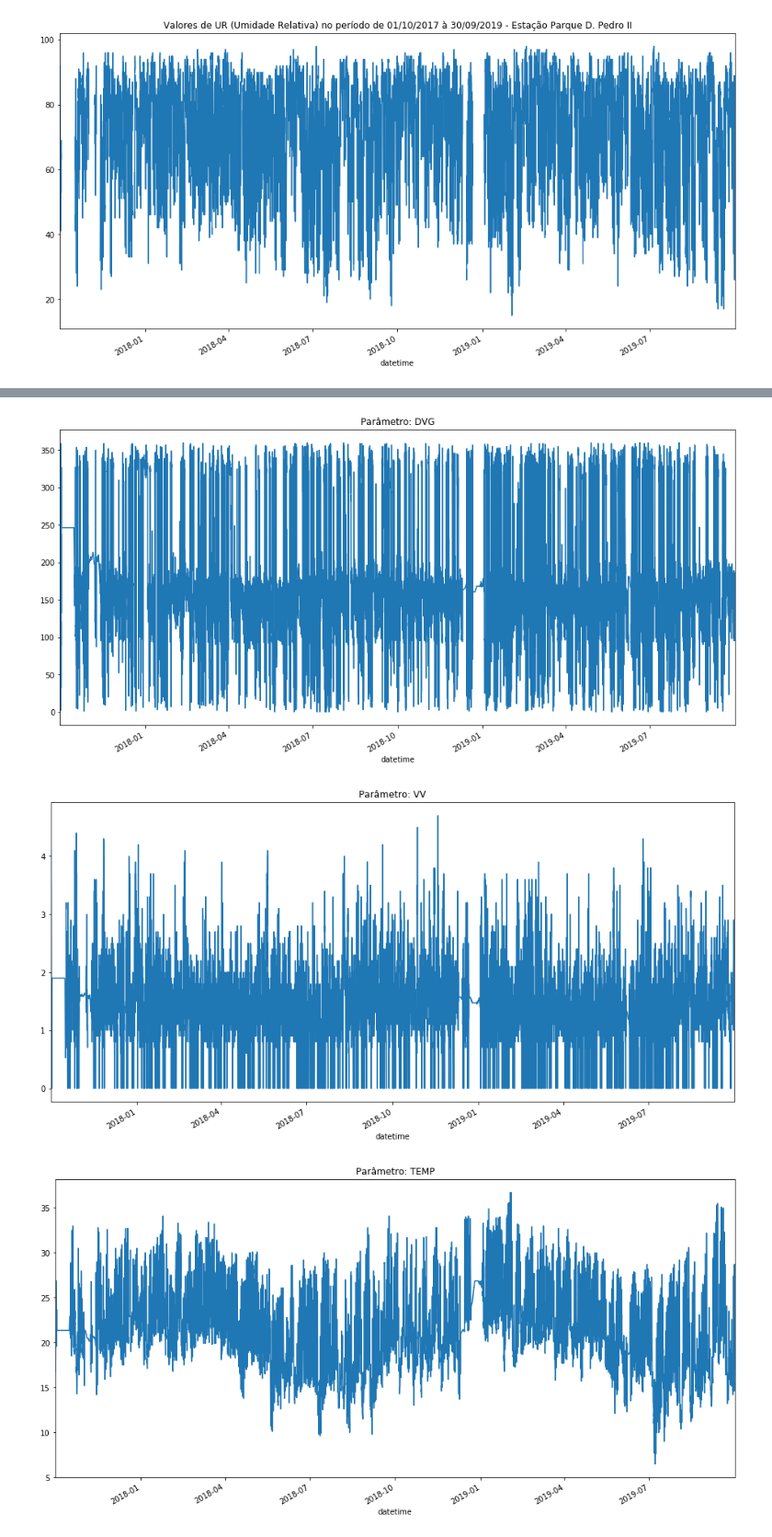
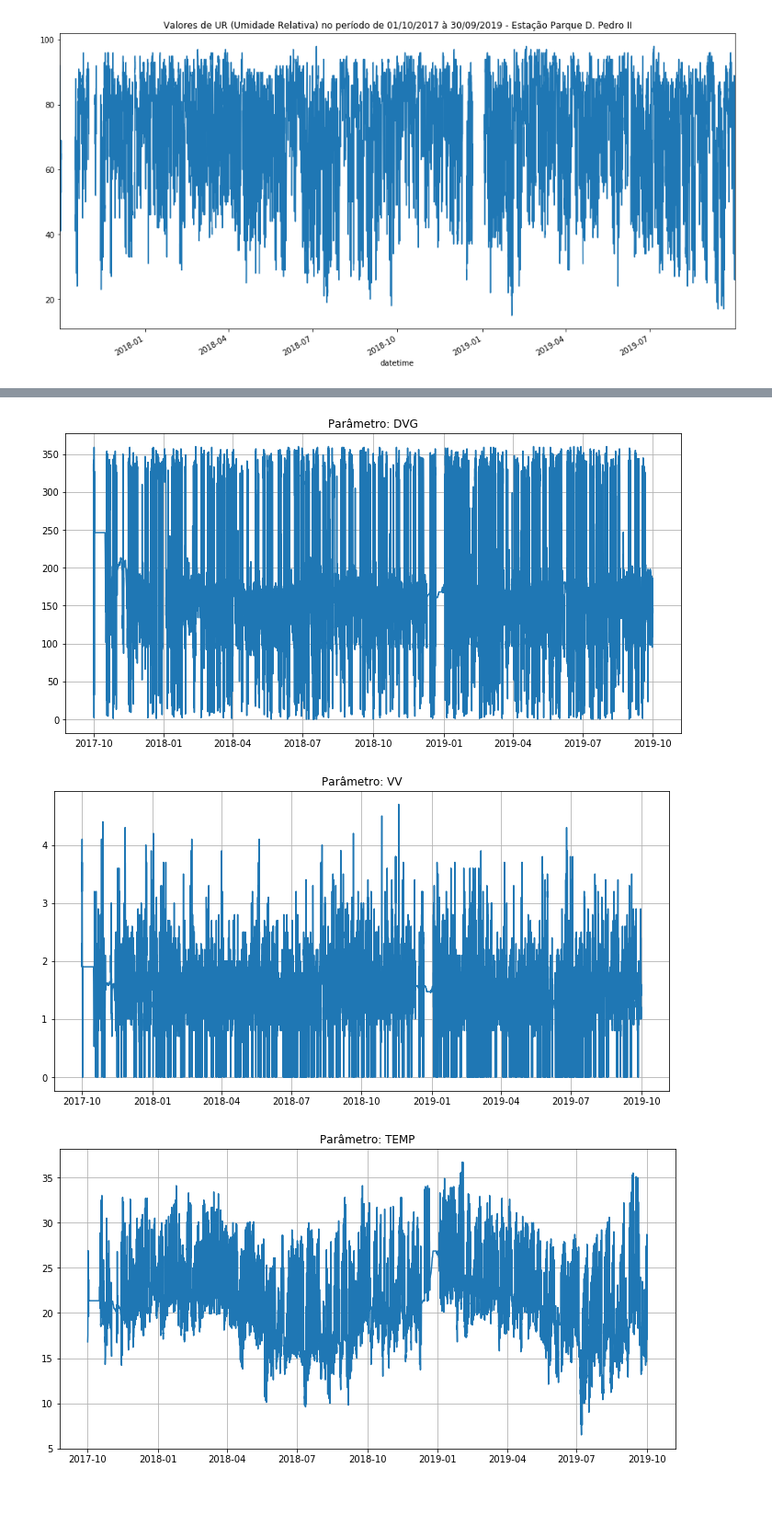
Before and after one commit to rpbenatti/DS-DH-Project, a Jupyter notebook: Projeto-Integrador-Grupo5-RespiroBem.ipynb, the cells around one changed output, grey strips where cells are left out. Shown at 92% size. Drawn from its saved outputs; the diff is of its cells as text; code cells hidden in the pictures; blank space fills up the shorter version.

```diff
--- a/Projeto-Integrador-Grupo5-RespiroBem.ipynb
+++ b/Projeto-Integrador-Grupo5-RespiroBem.ipynb
@@ -515,11 +516,11 @@ pdp.UR.plot()
 [figure]
 # %%
 pdp.MP25.fillna(value=pdp.MP25.rolling(1008, min_periods=1,).mean(), inplace=True)
-pdp.DDV.fillna(value=pdp.DDV.rolling(360, min_periods=1,).mean(), inplace=True)
-pdp.DVG.fillna(value=pdp.DVG.rolling(360, min_periods=1,).mean(), inplace=True)
-pdp.VV.fillna(value=pdp.VV.rolling(360, min_periods=1,).mean(), inplace=True)
-pdp.TEMP.fillna(value=pdp.TEMP.rolling(360, min_periods=1,).mean(), inplace=True)
-pdp.UR.fillna(value=pdp.UR.rolling(360, min_periods=1,).mean(), inplace=True)
+pdp.DDV.fillna(value=pdp.DDV.rolling(365, min_periods=1,).mean(), inplace=True)
+pdp.DVG.fillna(value=pdp.DVG.rolling(365, min_periods=1,).mean(), inplace=True)
+pdp.VV.fillna(value=pdp.VV.rolling(365, min_periods=1,).mean(), inplace=True)
+pdp.TEMP.fillna(value=pdp.TEMP.rolling(365, min_periods=1,).mean(), inplace=True)
+pdp.UR.fillna(value=pdp.UR.rolling(365, min_periods=1,).mean(), inplace=True)
 # %%
 msno.matrix(pdp)
 # %% [output]
@@ -540,10 +541,10 @@ UR      17519 non-null float64
 dtypes: float64(6)
 memory usage: 958.1 KB
 # %%
-params = list(pdp.columns)
-
-for p in params:
-    plt.figure(figsize=(16,8))
+for p in list(pdp.columns):
+    plt.figure(figsize=(12,6))
     plt.title('Parâmetro: '+str(p))
-    pdp[p].plot()
+    plt.plot(pdp[p])
+    plt.grid(True)
+    plt.show()
 # %% [output]
@@ -552,3 +553,3 @@ for p in params:
-[figure, old version]
+[figure, new version]
-[figure, old version]
+[figure, new version]
-[figure, old version]
+[figure, new version]
```
Also changed, not shown: parts of 14 cells of this notebook.
